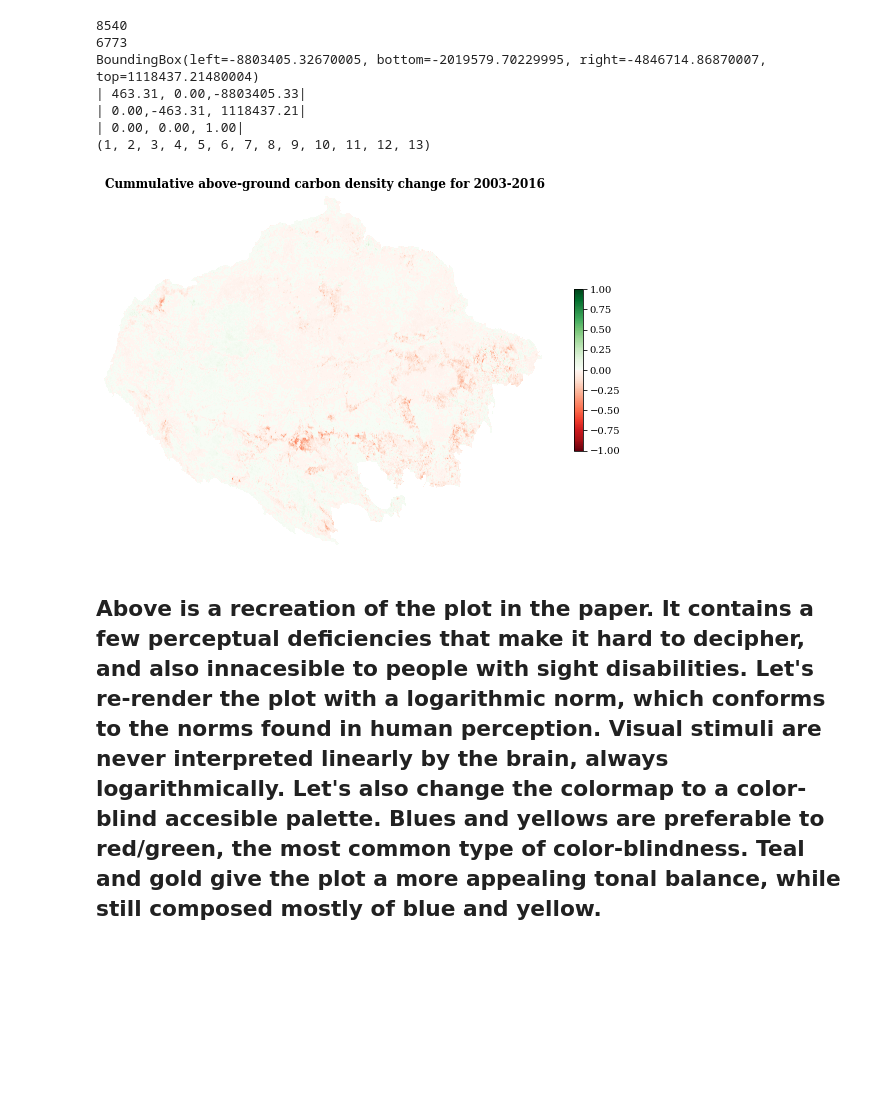
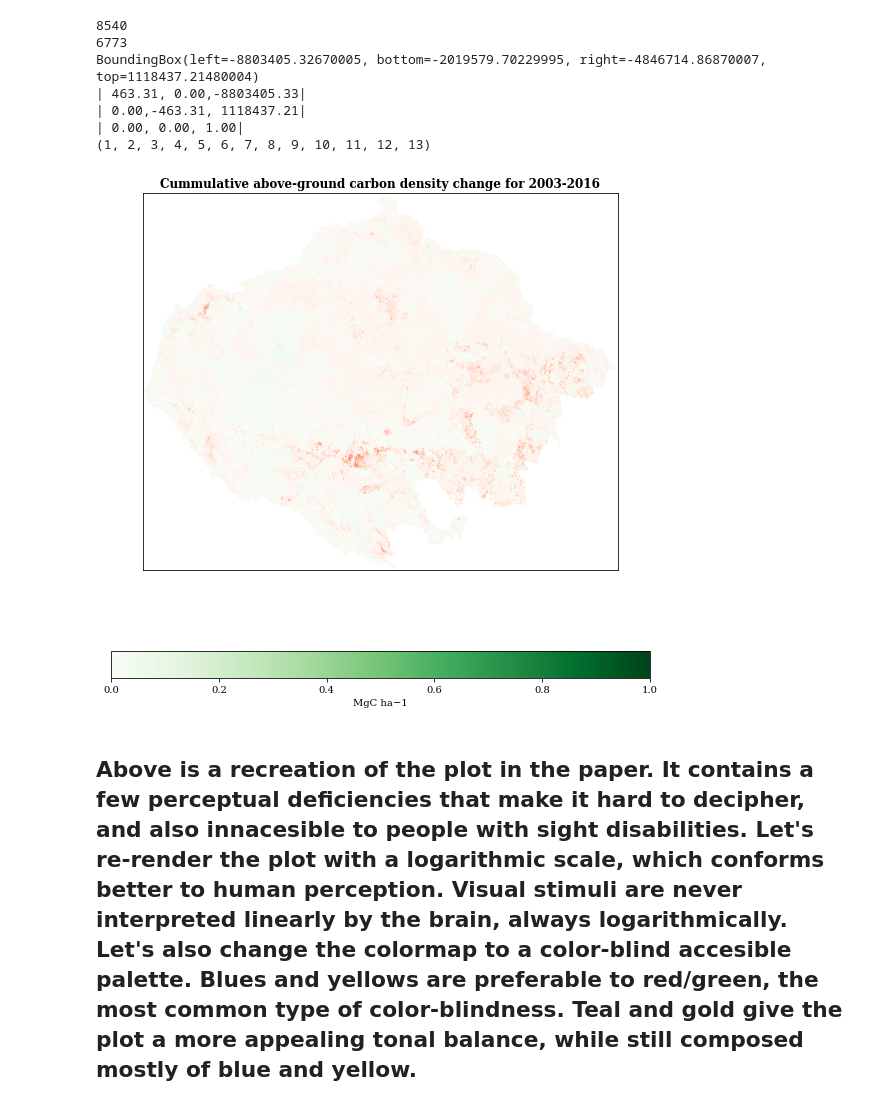
Before and after one commit to gabrielkassjohnson/Amazon-Indigenous-Carbon, a Jupyter notebook: Exploratory-Data-Analysis.ipynb, the cells around one changed output. Cells and saved outputs as stored; diff of their text form; code cells hidden in the pictures; blank space fills up the shorter version.

Commit message:
working on colorbars

```diff
--- a/Exploratory-Data-Analysis.ipynb
+++ b/Exploratory-Data-Analysis.ipynb
@@ -63,15 +58,24 @@ newcolors = np.vstack((top(np.linspace(0, 1, 128)),
 newcmp = ListedColormap(newcolors,name='RedGreen')
 # %%
 fig, ax = plt.subplots(figsize=(8,8))
-ax.set_axis_off()
+#ax.set_axis_off()
+ax.imshow(cumulative_change, norm=colors.CenteredNorm(),cmap=newcmp)
+
+ax.tick_params(
+    axis='both',
+    which='both',
+    bottom=False,
+    left=False,
+    labelbottom=False,
+    labelleft=False)
 ax.set_title('Cummulative above-ground carbon density change for 2003-2016')
-fig.colorbar(plt.cm.ScalarMappable(norm = colors.CenteredNorm(), cmap=newcmp),
-             ax=ax, orientation='vertical', label='', shrink = 0.3)
+fig.colorbar( plt.cm.ScalarMappable(norm = colors.CenteredNorm(), cmap=newcmp), location = 'bottom', label='MgC ha−1')
+
+#cbar.ax.set_xticklabels(['Low', 'Medium', 'High'])  # horizontal colorbar
 fig.tight_layout()
 
-ax.imshow(change_dict[13], norm=colors.CenteredNorm(),cmap=newcmp)
 plt.savefig('original-plot')
 # %% [output]
-[figure, old version]
+[figure, new version]
 # %% [markdown]
-## Above is a recreation of the plot in the paper. It contains a few perceptual deficiencies that make it hard to decipher, and also innacesible to people with sight disabilities. Let's re-render the plot with a logarithmic norm, which conforms to the norms found in human perception. Visual stimuli are never interpreted linearly by the brain, always logarithmically. Let's also change the colormap to a color-blind accesible palette. Blues and yellows are preferable to red/green, the most common type of color-blindness. Teal and gold give the plot a more appealing tonal balance, while still composed mostly of blue and yellow.
+## Above is a recreation of the plot in the paper. It contains a few perceptual deficiencies that make it hard to decipher, and also innacesible to people with sight disabilities. Let's re-render the plot with a logarithmic scale, which conforms better to human perception. Visual stimuli are never interpreted linearly by the brain, always logarithmically. Let's also change the colormap to a color-blind accesible palette. Blues and yellows are preferable to red/green, the most common type of color-blindness. Teal and gold give the plot a more appealing tonal balance, while still composed mostly of blue and yellow.
```
Also changed, not shown: parts of 4 cells of this notebook, 1 other file.
